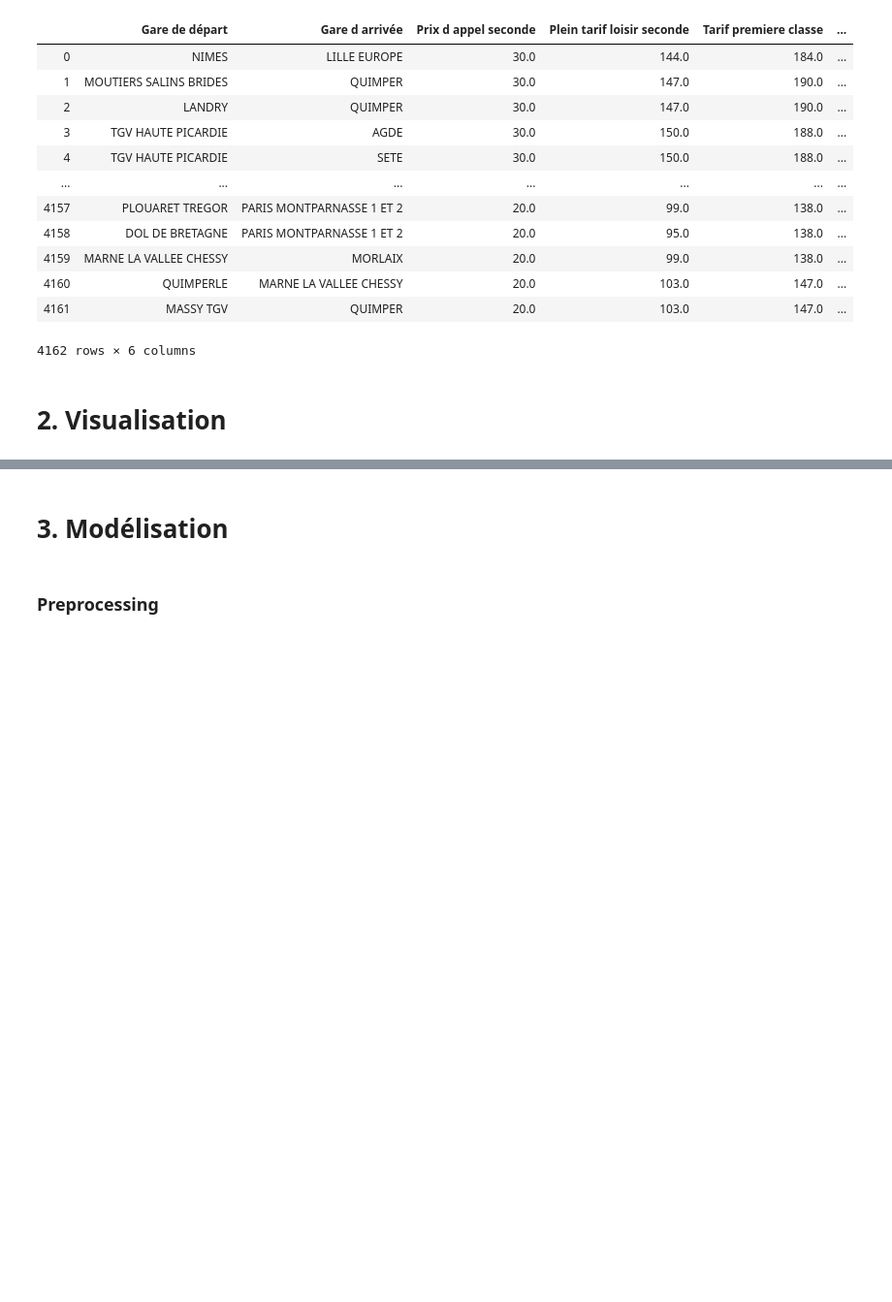
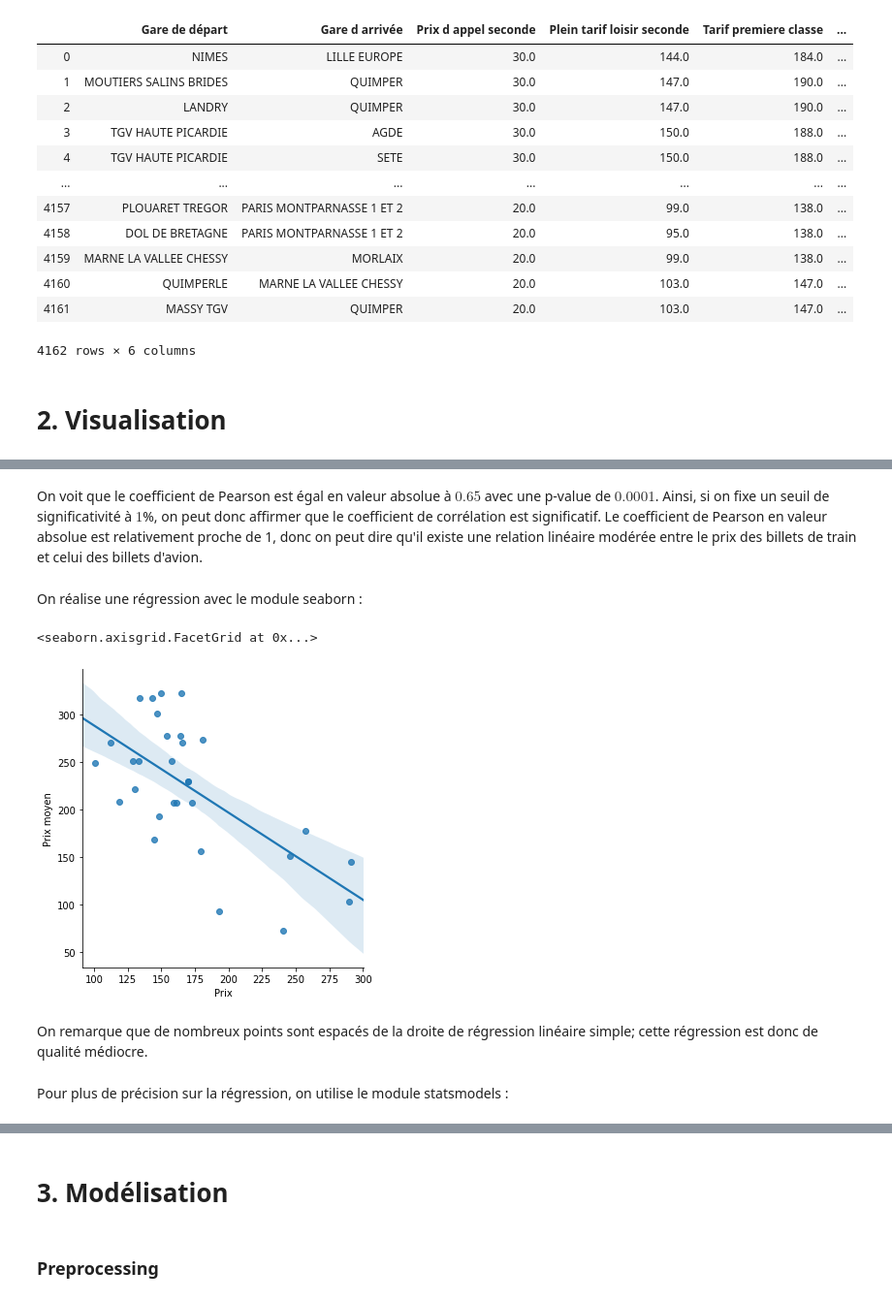
Before and after one commit to YohanWloczysiak/ProjetPythonA2S1, a Jupyter notebook: Rapport.ipynb, the cells around one changed output, grey strips where cells are left out. Shown at 97% size. Cells and saved outputs as stored; diff of their text form; code cells hidden in the pictures; blank space fills up the shorter version.

```diff
--- a/Rapport.ipynb
+++ b/Rapport.ipynb
@@ -568,0 +750,14 @@ bdd_sncf.to_csv('bdd_sncf.csv', header = True, index = False)
+# %% [markdown]
+On voit que le coefficient de Pearson est égal en valeur absolue à $0.65$ avec une p-value de $0.0001$. Ainsi, si on fixe un seuil de significativité à $1$%, on peut donc affirmer que le coefficient de corrélation est significatif. Le coefficient de Pearson en valeur absolue est relativement proche de 1, donc on peut dire qu'il existe une relation linéaire modérée entre le prix des billets de train et celui des billets d'avion.
+# %% [markdown]
+On réalise une régression avec le module seaborn :
+# %%
+## Représentation graphique
+sn.lmplot(x = 'Prix', y = 'Prix moyen', data = bdd_corr_1)
+# %% [output]
+<seaborn.axisgrid.FacetGrid at 0x...>
+[figure, added]
+# %% [markdown]
+On remarque que de nombreux points sont espacés de la droite de régression linéaire simple; cette régression est donc de qualité médiocre.
+# %% [markdown]
+Pour plus de précision sur la régression, on utilise le module statsmodels :
```
Also changed, not shown: parts of 71 cells of this notebook.
